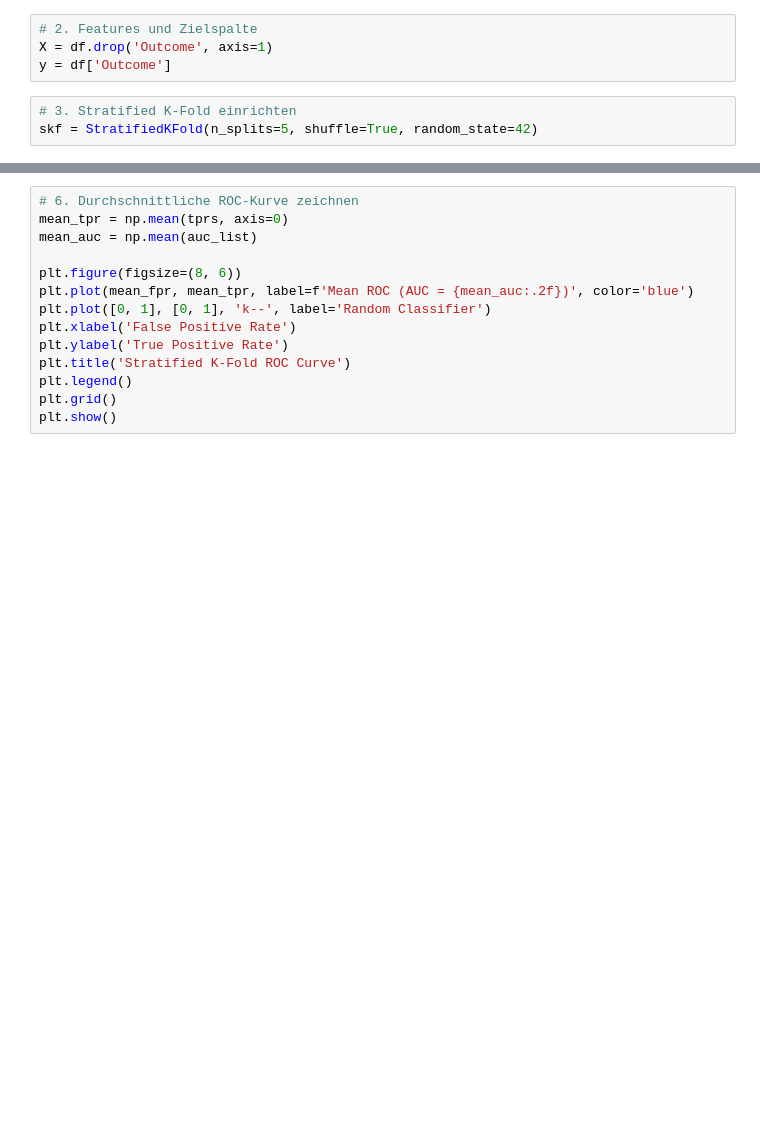
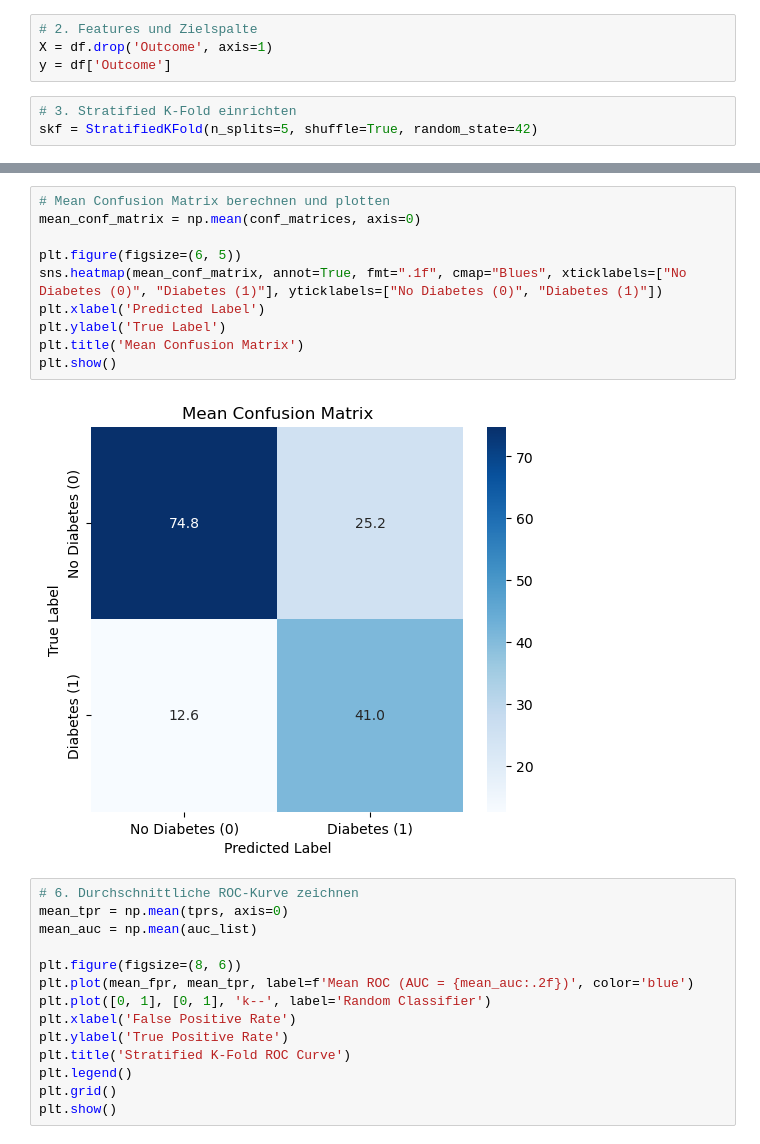
Before and after one commit to mettlrob/FoDS-Diabetes-Diagnosis, a Jupyter notebook: ML_Models/log_reg/log_reg.ipynb, the cells around one changed output, grey strips where cells are left out. Saved outputs shown, nothing was run; the diff lists cells and outputs as text; blank space fills up the shorter version.

```diff
--- a/ML_Models/log_reg/log_reg.ipynb
+++ b/ML_Models/log_reg/log_reg.ipynb
@@ -59,3 +97,15 @@ Fold 5: Precision=0.53, Recall=0.75, F1=0.62, AUC=0.81
+# %%
+# Mean Confusion Matrix berechnen und plotten
+mean_conf_matrix = np.mean(conf_matrices, axis=0)
+
+plt.figure(figsize=(6, 5))
+sns.heatmap(mean_conf_matrix, annot=True, fmt=".1f", cmap="Blues", xticklabels=["No Diabetes (0)", "Diabetes (1)"], yticklabels=["No Diabetes (0)", "Diabetes (1)"])
+plt.xlabel('Predicted Label')
+plt.ylabel('True Label')
+plt.title('Mean Confusion Matrix')
+plt.show()
+# %% [output]
+[figure, added]
 # %%
 # 6. Durchschnittliche ROC-Kurve zeichnen
 mean_tpr = np.mean(tprs, axis=0)
```
Also changed, not shown: parts of 5 cells of this notebook, 1 other file.
